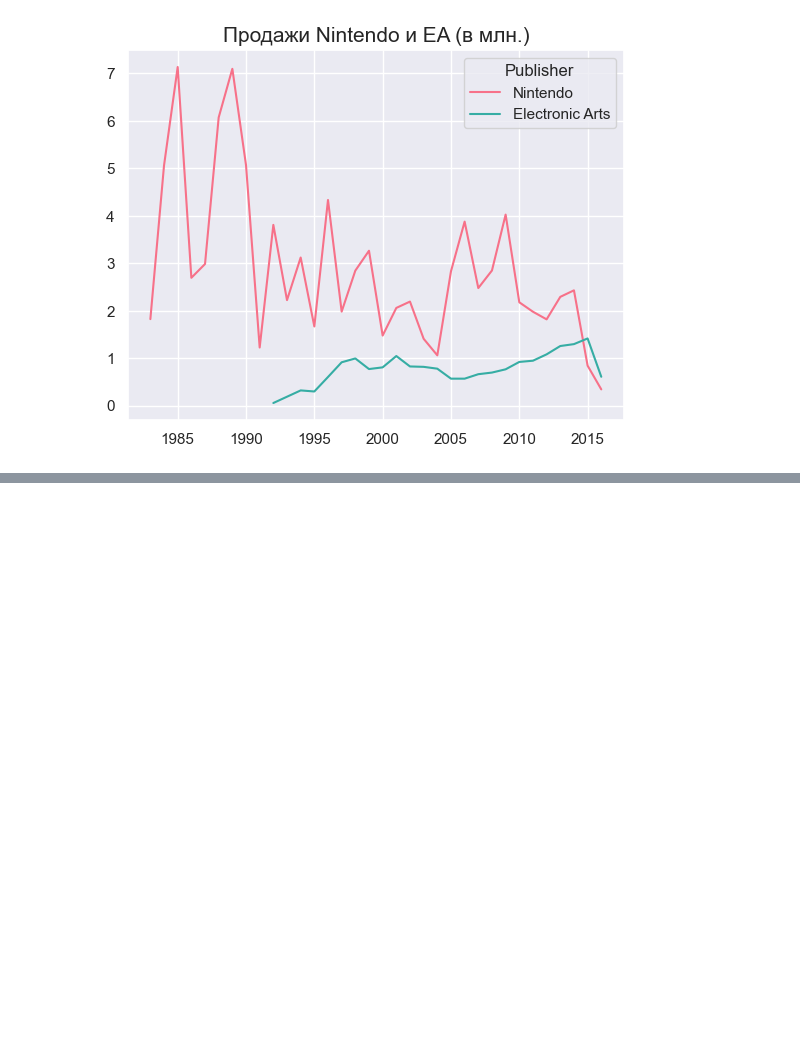
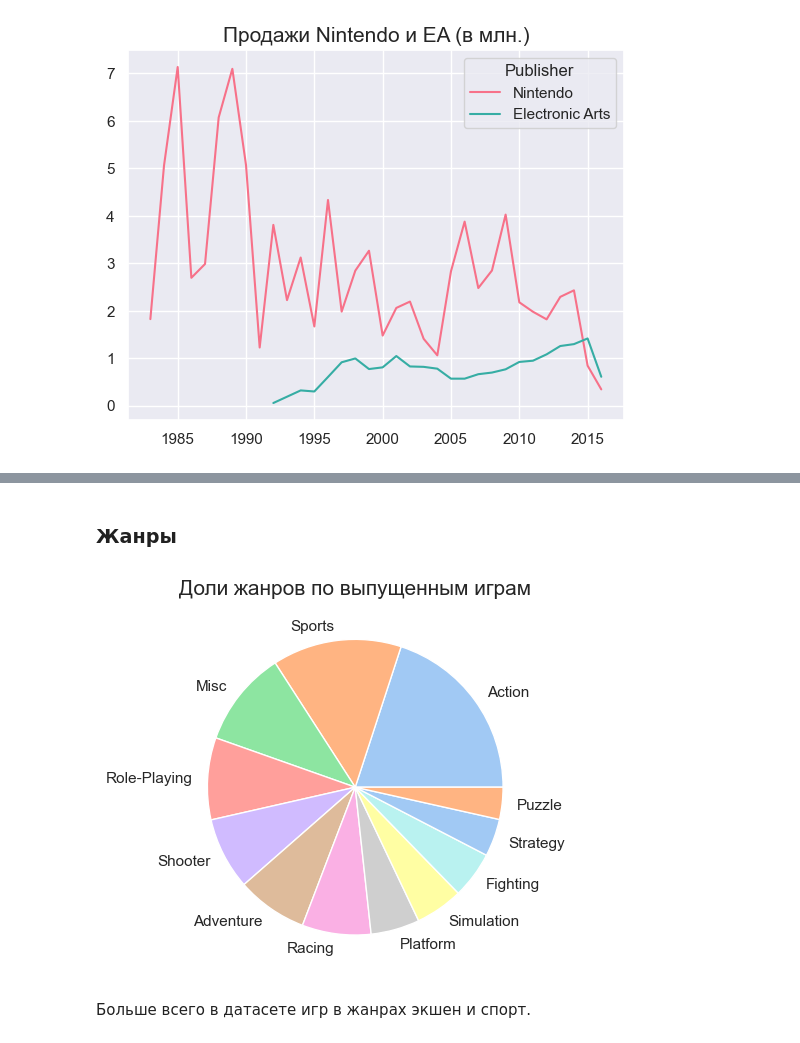
Before and after one commit to ekhavronina/data_analytics, a Jupyter notebook: video_games/video_game_sales.ipynb, the cells around one changed output, grey strips where cells are left out. Saved outputs shown, nothing was run; the diff lists cells and outputs as text; code cells hidden in the pictures; blank space fills up the shorter version.

```diff
--- a/video_games/video_game_sales.ipynb
+++ b/video_games/video_game_sales.ipynb
@@ -100,6 +100,14 @@ games.describe()
 # %% [markdown]
 <b>Представленные жанры<b>
 # %%
+# сохраняю в дата фреймы для визуализации
+genres_count = pd.DataFrame(games.value_counts('Genre'), columns=['count'])
+
+genres_sales = pd.DataFrame(games.groupby('Genre')[['NA_Sales','EU_Sales','JP_Sales', 'Other_Sales', 'Global_Sales']]
+                            .sum()
+                            .reset_index(),
+                            columns=['NA_Sales','EU_Sales','JP_Sales', 'Other_Sales', 'Global_Sales'])
+
 games.value_counts('Genre')
 # %% [output]
 Genre
@@ -353,0 +369,17 @@ plt.show()
+# %% [markdown]
+### Жанры
+# %%
+colors = sns.color_palette('pastel')
+
+plt.pie(data=genres_count,
+        x='count',
+        labels=genres_count.index,
+        colors=colors
+       )
+plt.title('Доли жанров по выпущенным играм', fontdict={'fontsize': 15})
+
+plt.show()
+# %% [output]
+[figure, added]
+# %% [markdown]
+Больше всего в датасете игр в жанрах экшен и спорт.
```
Also changed, not shown: parts of 11 cells of this notebook.
